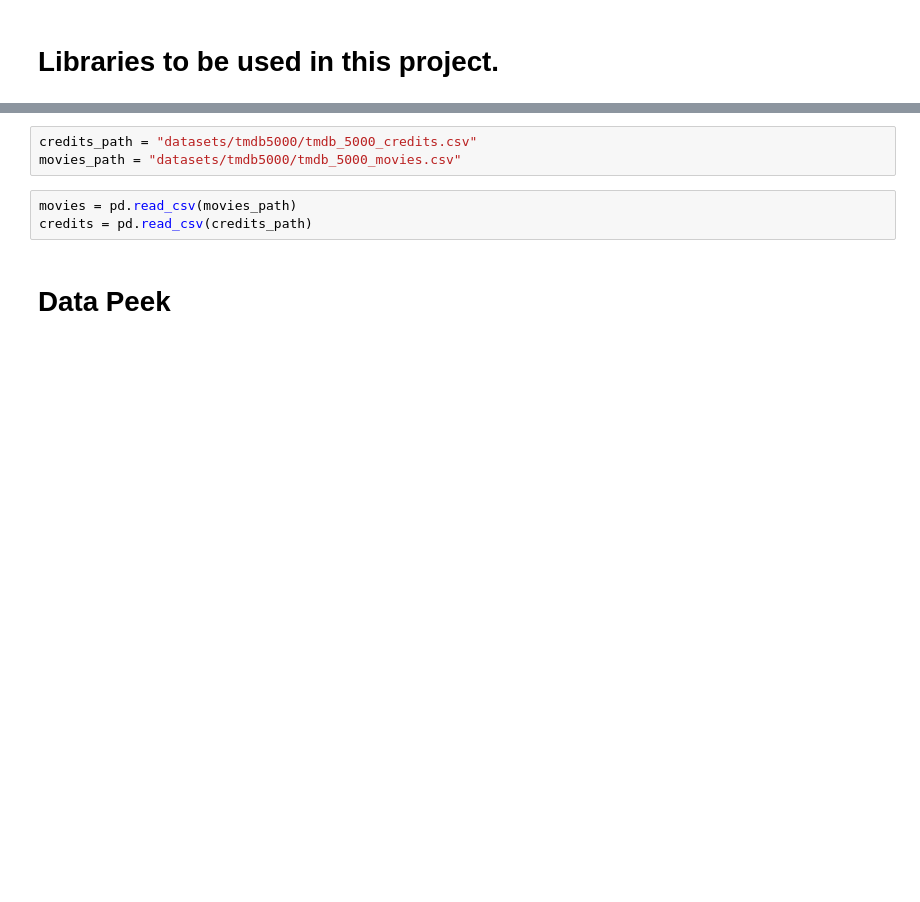
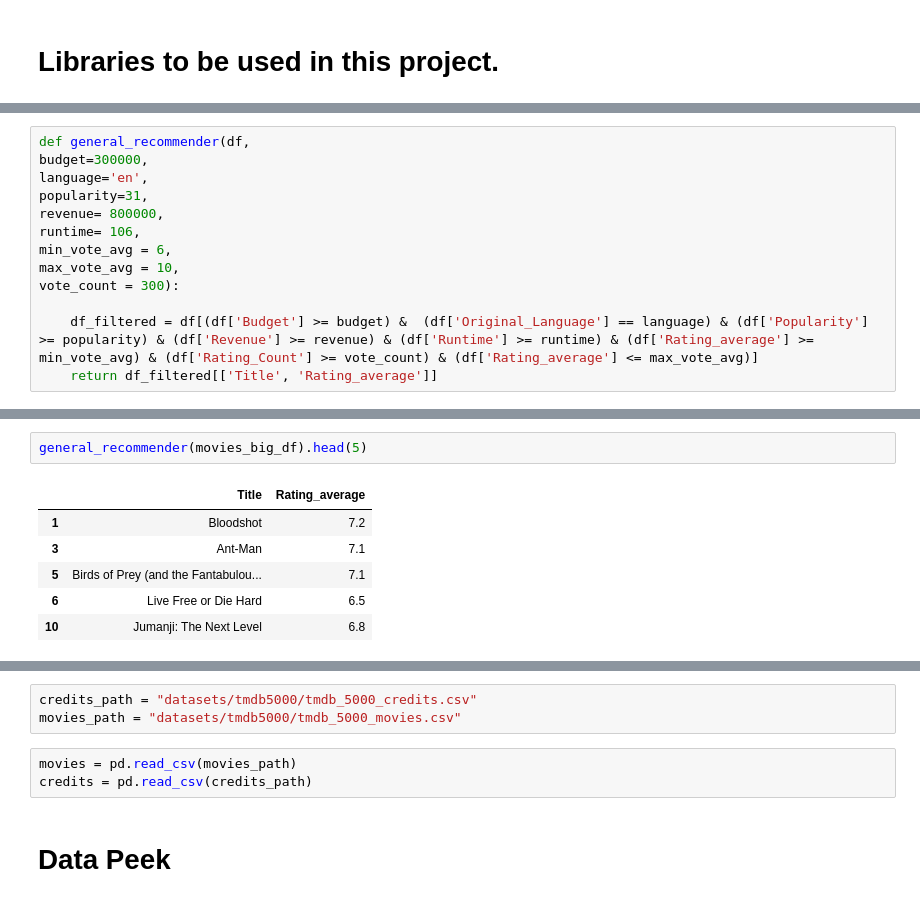
Before and after one commit to doruktopcu/MoviesRecommenderSystemProject, a Jupyter notebook: movie-recommender.ipynb, the cells around one changed output, grey strips where cells are left out. Saved outputs shown, nothing was run; the diff lists cells and outputs as text; blank space fills up the shorter version.

```diff
--- a/movie-recommender.ipynb
+++ b/movie-recommender.ipynb
@@ -32,0 +136,13 @@ import spacy
+# %%
+def general_recommender(df,
+budget=300000,
+language='en',
+popularity=31,
+revenue= 800000,
+runtime= 106,
+min_vote_avg = 6,
+max_vote_avg = 10,
+vote_count = 300):
+
+    df_filtered = df[(df['Budget'] >= budget) &  (df['Original_Language'] == language) & (df['Popularity'] >= popularity) & (df['Revenue'] >= revenue) & (df['Runtime'] >= runtime) & (df['Rating_average'] >= min_vote_avg) & (df['Rating_Count'] >= vote_count) & (df['Rating_average'] <= max_vote_avg)]
+    return df_filtered[['Title', 'Rating_average']]
@@ -32,0 +461,9 @@ import spacy
+# %%
+general_recommender(movies_big_df).head(5)
+# %% [output]
+|  | Title | Rating_average |
+| 1 | Bloodshot | 7.2 |
+| 3 | Ant-Man | 7.1 |
+| 5 | Birds of Prey (and the Fantabulou... | 7.1 |
+| 6 | Live Free or Die Hard | 6.5 |
+| 10 | Jumanji: The Next Level | 6.8 |
```
Also changed, not shown: parts of 36 cells of this notebook, 3 other files.
